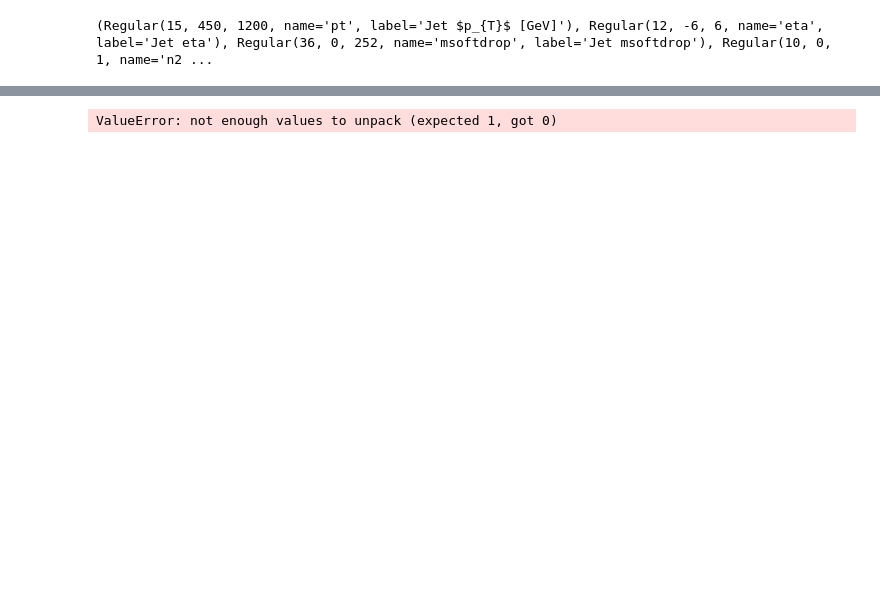
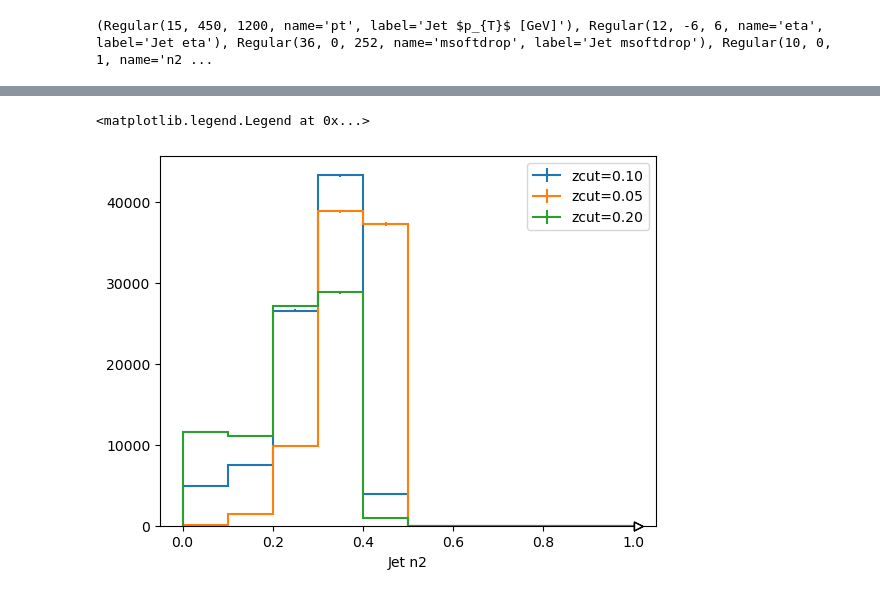
Before and after one commit to nyabando116/USCMS-PURSUE, a Jupyter notebook: data-mc/run-processor.ipynb, the cells around one changed output, grey strips where cells are left out. Saved outputs shown, nothing was run; the diff lists cells and outputs as text; code cells hidden in the pictures; blank space fills up the shorter version.

```diff
--- a/data-mc/run-processor.ipynb
+++ b/data-mc/run-processor.ipynb
@@ -60,3 +58,7 @@ Hist(
+# %%
+h4 = compute['ExampleHistogram4']
+# %%
+h5= compute['ExampleHistogram5']
 # %%
 print(h.axes)
 # %% [output]
@@ -70,5 +94,9 @@ h[{'eta':sum, 'pt':sum, 'msoftdrop':sum}].plot1d()
 # %%
-h[{'msoftdrop':sum, 'pt':sum}].plot1d()
-# This sums over msoftdrop and pT and draws eta
+h[{'eta':sum, 'pt':sum, 'msoftdrop':sum}].plot1d(label="zcut=0.10")
+h4[{'msoftdropz1':sum}].plot1d(label="zcut=0.05")
+h5[{'msoftdropz2':sum}].plot1d(label="zcut=0.20")
+
+plt.legend()
 # %% [output]
-ValueError: not enough values to unpack (expected 1, got 0)
+<matplotlib.legend.Legend at 0x...>
+[figure, added]
```
Also changed, not shown: parts of 21 cells of this notebook, 1 other file.
